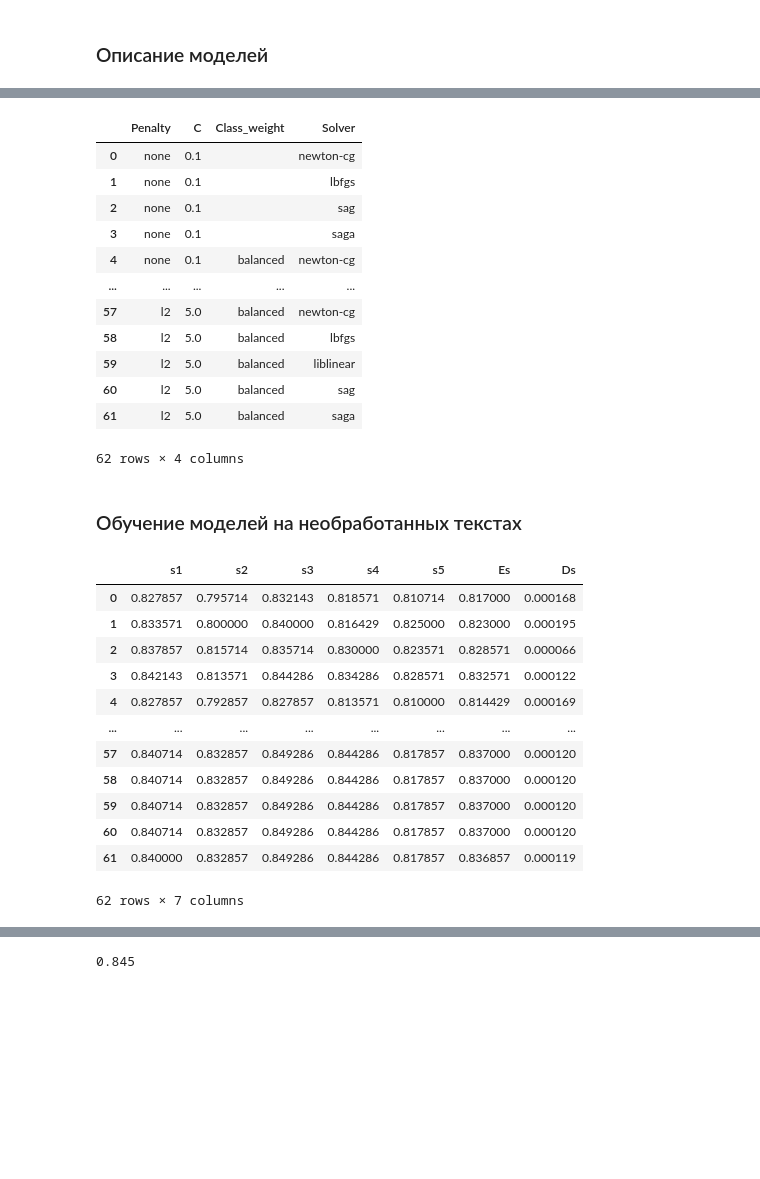
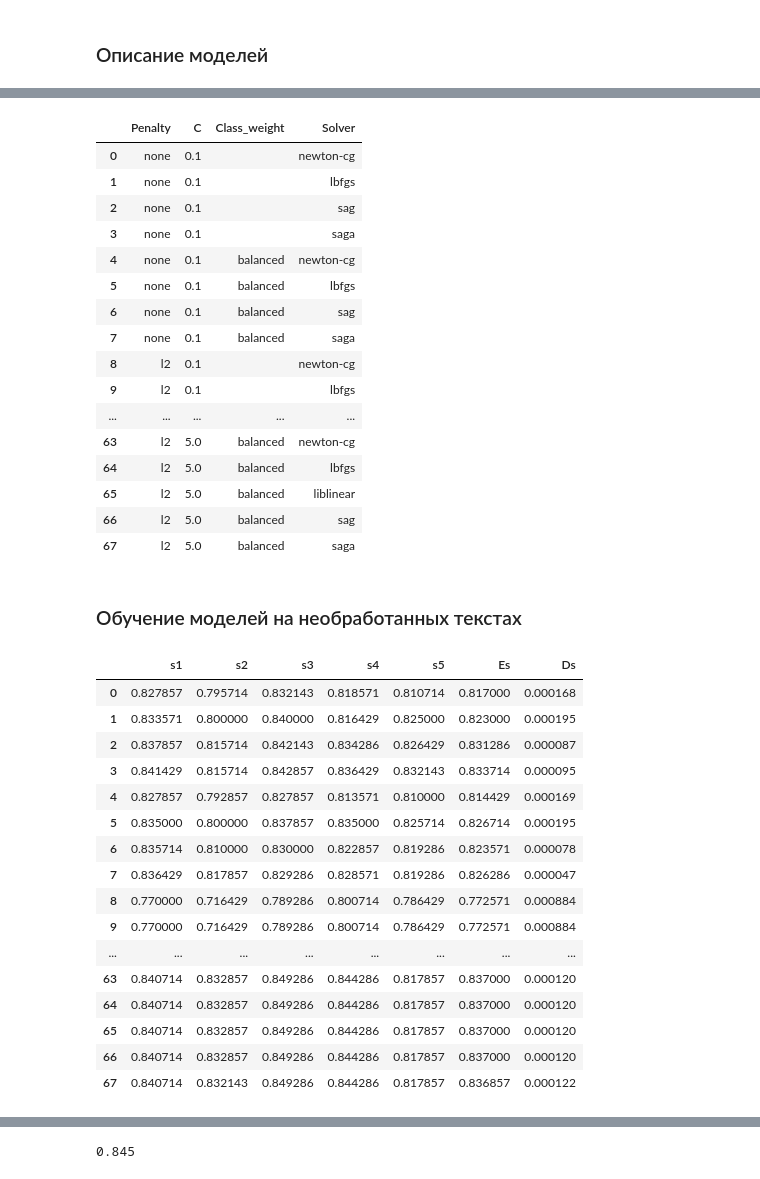
Before and after one commit to vvubbalubba/Task_ISP, a Jupyter notebook: Задание ИСП.ipynb, the cells around one changed output, grey strips where cells are left out. Cells and saved outputs as stored; diff of their text form; code cells hidden in the pictures; blank space fills up the shorter version.

```diff
--- a/Задание ИСП.ipynb
+++ b/Задание ИСП.ipynb
@@ -173,4 +175,5 @@ TRAIN_2: [   0    1    2 ... 5597 5598 5599] TEST_2: [5600 5601 5602 ... 6997 69
 # %%
+pd.options.display.max_rows = 120
 p = [
     ['none', 'l2'],
     [0.1, 0.5, 1, 1.5, 2, 5],
@@ -183,12 +186,12 @@ import itertools
 for element in itertools.product(*p):
     params.append(element)
 
-for i in range(10, 60):
-    params.pop(i)
+for i in range(50):  # по-другому у меня не получилось удалить все что с none и разными коэф-ми
+    params.pop(10)
 
-for i in range(35):
-    if params[i][3] == 'liblinear':
-        params.pop(i)
+params.pop(7)
+params.pop(2)
+
 
 model_params = pd.DataFrame(params, columns = ('Penalty', 'C', 'Class_weight', 'Solver'))
 model_params
@@ -199,53 +202,59 @@ model_params
 | 2 | none | 0.1 |  | sag |
 | 3 | none | 0.1 |  | saga |
 | 4 | none | 0.1 | balanced | newton-cg |
+| 5 | none | 0.1 | balanced | lbfgs |
+| 6 | none | 0.1 | balanced | sag |
+| 7 | none | 0.1 | balanced | saga |
+| 8 | l2 | 0.1 |  | newton-cg |
+| 9 | l2 | 0.1 |  | lbfgs |
 | ... | ... | ... | ... | ... |
-| 57 | l2 | 5.0 | balanced | newton-cg |
-| 58 | l2 | 5.0 | balanced | lbfgs |
-| 59 | l2 | 5.0 | balanced | liblinear |
-| 60 | l2 | 5.0 | balanced | sag |
-| 61 | l2 | 5.0 | balanced | saga |
+| 63 | l2 | 5.0 | balanced | newton-cg |
+| 64 | l2 | 5.0 | balanced | lbfgs |
+| 65 | l2 | 5.0 | balanced | liblinear |
+| 66 | l2 | 5.0 | balanced | sag |
+| 67 | l2 | 5.0 | balanced | saga |
-62 rows × 4 columns
 # %% [markdown]
 ### Обучение моделей на необработанных текстах
 # %%
 import warnings
 warnings.filterwarnings('ignore')
 from sklearn.linear_model import LogisticRegression
 from sklearn.metrics import accuracy_score
-s = np.zeros((62, 7))
+l = int(len(params))
+s = np.zeros((l, 7))
 
-for i in range(62):
+for i in range(l):
     model = LogisticRegression(penalty = params[i][0],
                                C = params[i][1],
                                class_weight = params[i][2],
                                solver = params[i][3])
 
     k = 0
     for train_index, test_index in kf.split(untreated_words_train):
         x_train, x_test = untreated_words_train[train_index], untreated_words_train[test_index]
         y_train, y_test = overalls_train[train_index], overalls_train[test_index]
 
         model.fit(x_train, y_train)
         prediction = model.predict(x_test)
         s[i][k] = accuracy_score(y_test, prediction)
         k += 1
     s[i][5] = np.mean(s[i][:5]) # считаем среднее
     s[i][6] = np.var(s[i][:5]) # считаем дисперсию
-
-scores = pd.DataFrame(s, columns = ('s1', 's2', 's3', 's4', 's5', 'Es', 'Ds'))
-scores
 # %% [output]
 |  | s1 | s2 | s3 | s4 | s5 | Es | Ds |
 | 0 | 0.827857 | 0.795714 | 0.832143 | 0.818571 | 0.810714 | 0.817000 | 0.000168 |
 | 1 | 0.833571 | 0.800000 | 0.840000 | 0.816429 | 0.825000 | 0.823000 | 0.000195 |
-| 2 | 0.837857 | 0.815714 | 0.835714 | 0.830000 | 0.823571 | 0.828571 | 0.000066 |
-| 3 | 0.842143 | 0.813571 | 0.844286 | 0.834286 | 0.828571 | 0.832571 | 0.000122 |
+| 2 | 0.837857 | 0.815714 | 0.842143 | 0.834286 | 0.826429 | 0.831286 | 0.000087 |
+| 3 | 0.841429 | 0.815714 | 0.842857 | 0.836429 | 0.832143 | 0.833714 | 0.000095 |
 | 4 | 0.827857 | 0.792857 | 0.827857 | 0.813571 | 0.810000 | 0.814429 | 0.000169 |
+| 5 | 0.835000 | 0.800000 | 0.837857 | 0.835000 | 0.825714 | 0.826714 | 0.000195 |
+| 6 | 0.835714 | 0.810000 | 0.830000 | 0.822857 | 0.819286 | 0.823571 | 0.000078 |
+| 7 | 0.836429 | 0.817857 | 0.829286 | 0.828571 | 0.819286 | 0.826286 | 0.000047 |
+| 8 | 0.770000 | 0.716429 | 0.789286 | 0.800714 | 0.786429 | 0.772571 | 0.000884 |
+| 9 | 0.770000 | 0.716429 | 0.789286 | 0.800714 | 0.786429 | 0.772571 | 0.000884 |
 | ... | ... | ... | ... | ... | ... | ... | ... |
-| 57 | 0.840714 | 0.832857 | 0.849286 | 0.844286 | 0.817857 | 0.837000 | 0.000120 |
-| 58 | 0.840714 | 0.832857 | 0.849286 | 0.844286 | 0.817857 | 0.837000 | 0.000120 |
-| 59 | 0.840714 | 0.832857 | 0.849286 | 0.844286 | 0.817857 | 0.837000 | 0.000120 |
-| 60 | 0.840714 | 0.832857 | 0.849286 | 0.844286 | 0.817857 | 0.837000 | 0.000120 |
-| 61 | 0.840000 | 0.832857 | 0.849286 | 0.844286 | 0.817857 | 0.836857 | 0.000119 |
+| 63 | 0.840714 | 0.832857 | 0.849286 | 0.844286 | 0.817857 | 0.837000 | 0.000120 |
+| 64 | 0.840714 | 0.832857 | 0.849286 | 0.844286 | 0.817857 | 0.837000 | 0.000120 |
+| 65 | 0.840714 | 0.832857 | 0.849286 | 0.844286 | 0.817857 | 0.837000 | 0.000120 |
+| 66 | 0.840714 | 0.832857 | 0.849286 | 0.844286 | 0.817857 | 0.837000 | 0.000120 |
+| 67 | 0.840714 | 0.832143 | 0.849286 | 0.844286 | 0.817857 | 0.836857 | 0.000122 |
-62 rows × 7 columns
```
Also changed, not shown: parts of 12 cells of this notebook.
